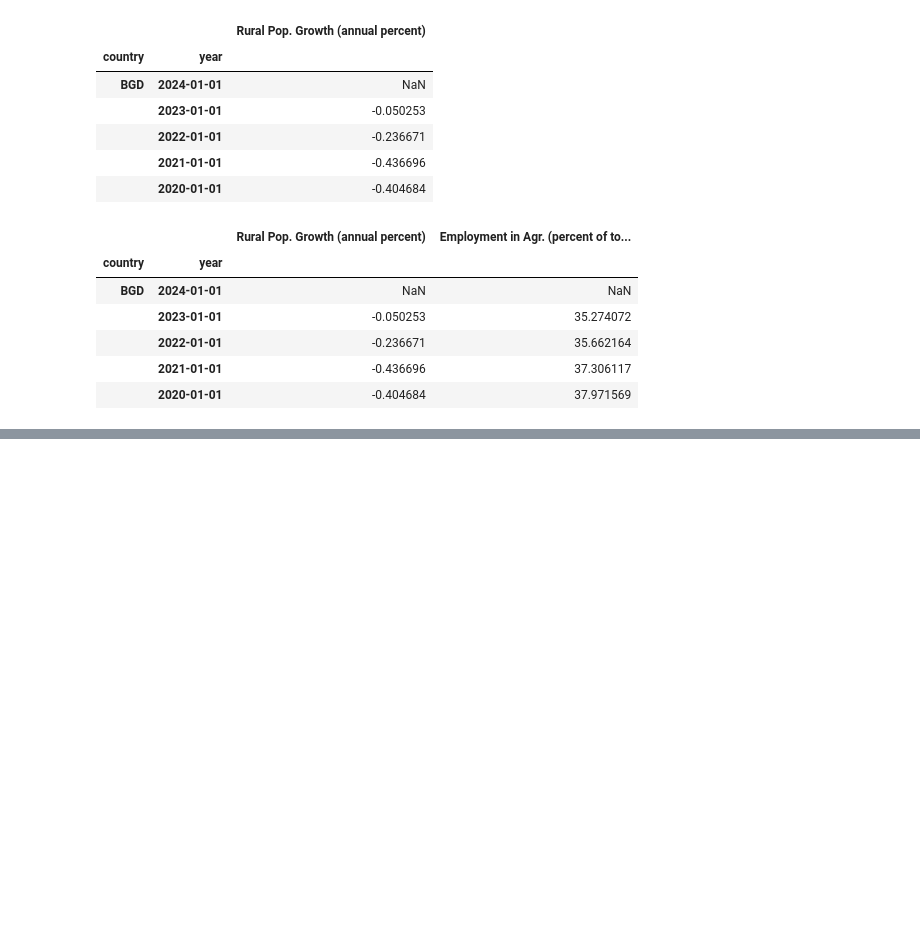
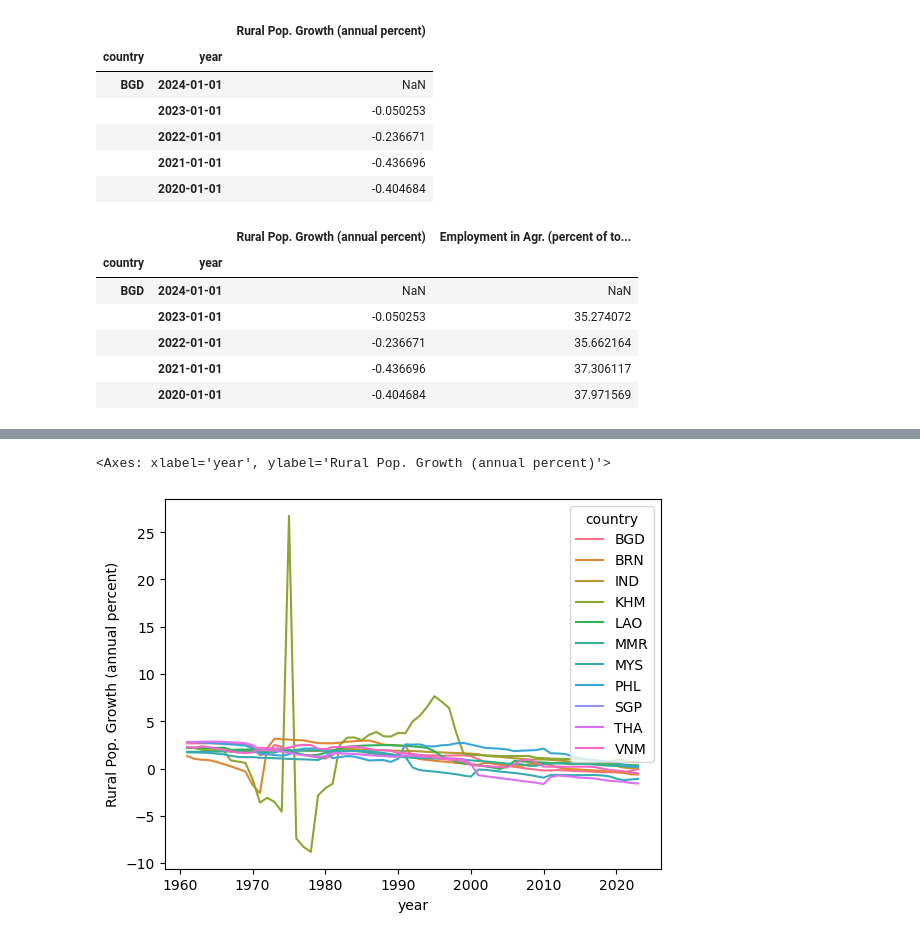
Before and after one commit to kdaseo/graspp_2025_spring, a Jupyter notebook: notebooks/assignment_individual/HW1/HW1_ParedesIsabela.ipynb, the cells around one changed output, grey strips where cells are left out. Drawn from its saved outputs; the diff is of its cells as text; code cells hidden in the pictures; blank space fills up the shorter version.

Commit message:
Updating Homework with Visualizations

```diff
--- a/notebooks/assignment_individual/HW1/HW1_ParedesIsabela.ipynb
+++ b/notebooks/assignment_individual/HW1/HW1_ParedesIsabela.ipynb
@@ -152,0 +165,13 @@ wb_merged.query("country in ['BGD', 'VNM']").describe()
+# %%
+import seaborn as sns
+import matplotlib.pyplot as plt  # Importing plt explicitly for clarity
+
+sns.lineplot(
+    data = wb_merged,      # Dataframe with long format data
+    x = 'year',                   # Column for x-axis (dates)
+    y = 'Rural Pop. Growth (annual percent)',         # Column for y-axis (GDP values)
+    hue = 'country'               # Column for color differentiation (countries)
+)
+# %% [output]
+<Axes: xlabel='year', ylabel='Rural Pop. Growth (annual percent)'>
+[figure, added]
```
Also changed, not shown: parts of 4 cells of this notebook.
